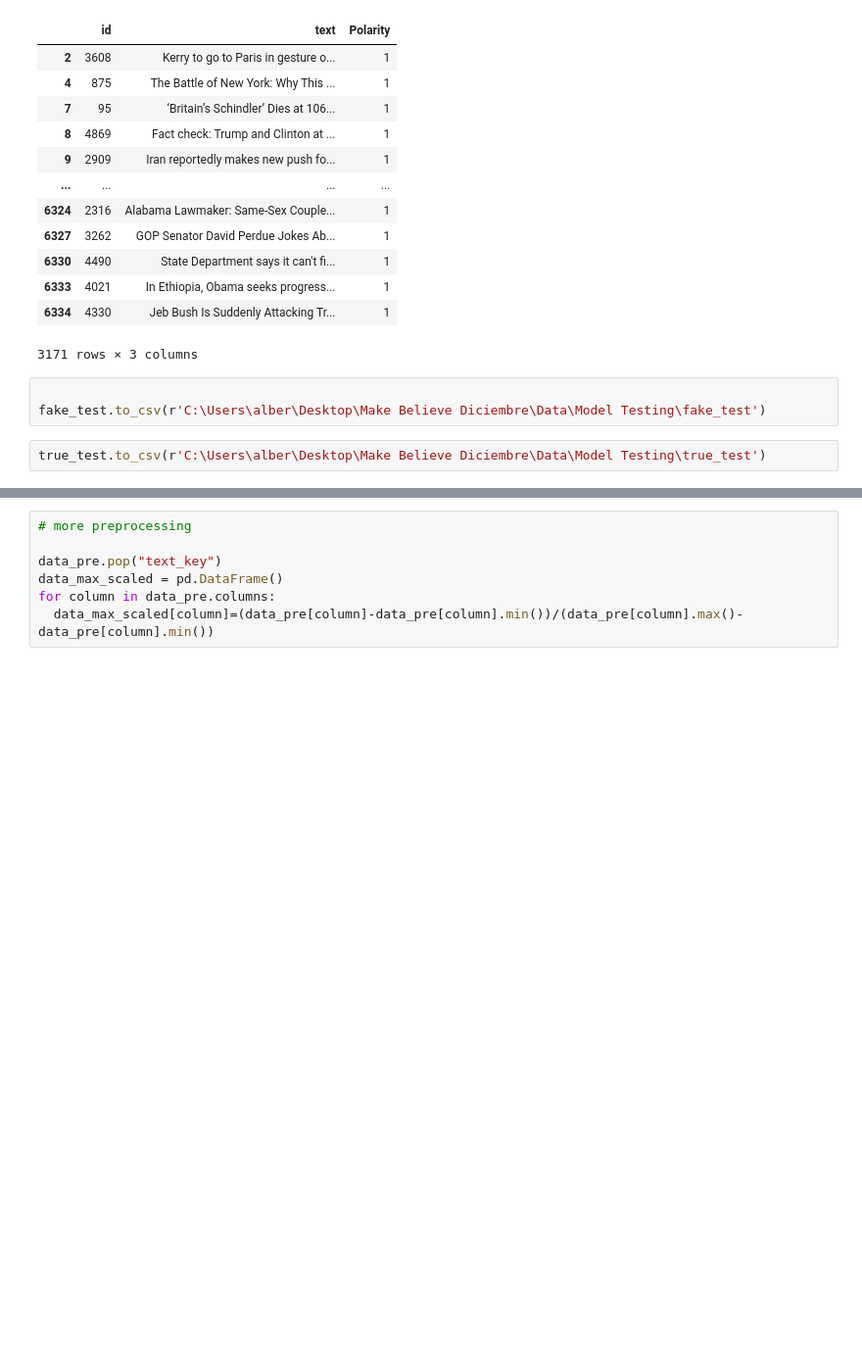
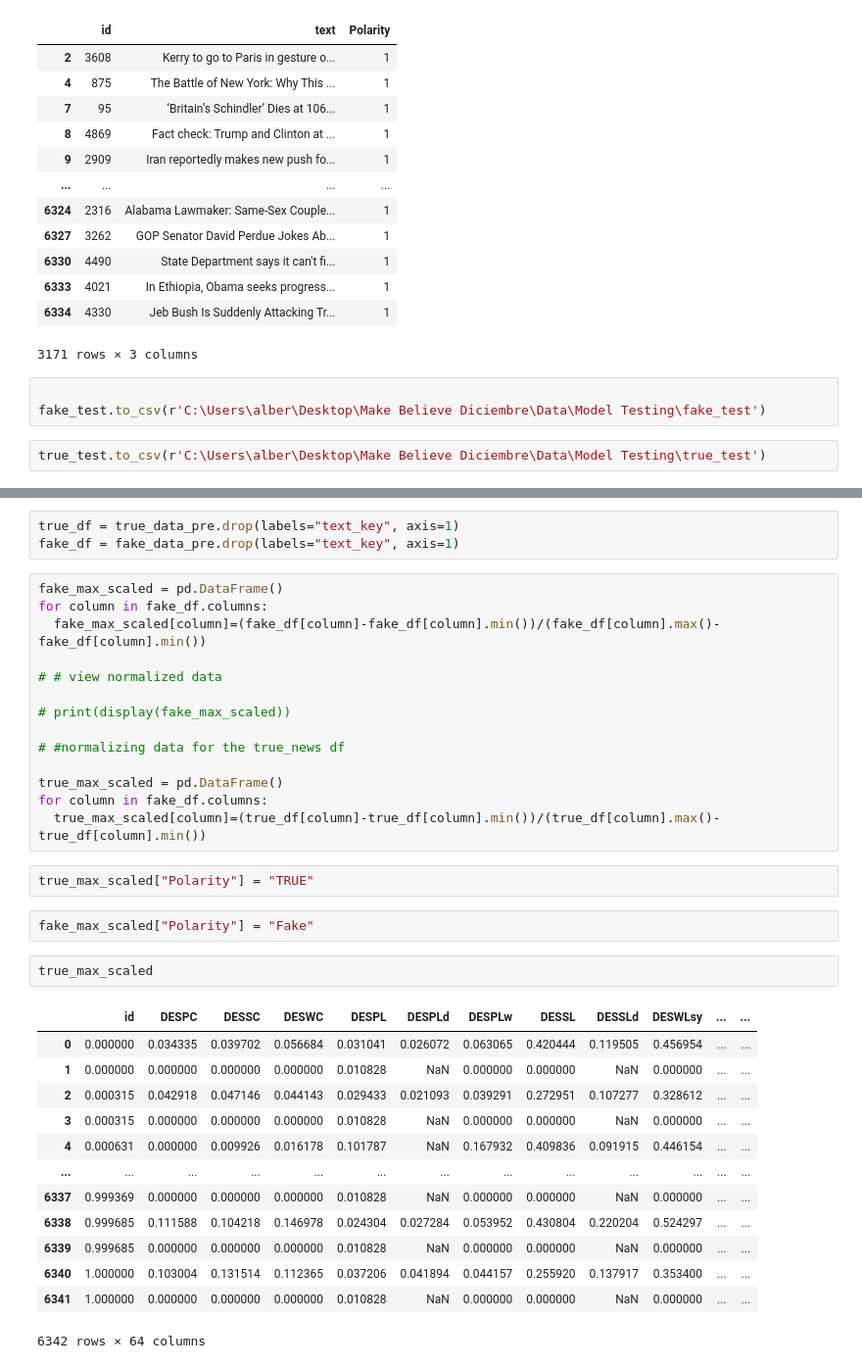
Before and after one commit to alberto-lorente/Final-Report-and-Presentation, a Jupyter notebook: Second_Dataset_Preprocess.ipynb, the cells around one changed output, grey strips where cells are left out. Shown at 98% size. Saved outputs shown, nothing was run; the diff lists cells and outputs as text; blank space fills up the shorter version.

```diff
--- a/Second_Dataset_Preprocess.ipynb
+++ b/Second_Dataset_Preprocess.ipynb
@@ -129,7 +127,37 @@ FileNotFoundError: [Errno 2] No such file or directory: 'C:\\Users\\alber\\Deskt
-# %%
-# more preprocessing
-
-data_pre.pop("text_key")
-data_max_scaled = pd.DataFrame()
-for column in data_pre.columns:
-  data_max_scaled[column]=(data_pre[column]-data_pre[column].min())/(data_pre[column].max()-data_pre[column].min())
+# %%
+true_df = true_data_pre.drop(labels="text_key", axis=1)
+fake_df = fake_data_pre.drop(labels="text_key", axis=1)
+# %%
+fake_max_scaled = pd.DataFrame()
+for column in fake_df.columns:
+  fake_max_scaled[column]=(fake_df[column]-fake_df[column].min())/(fake_df[column].max()-fake_df[column].min())
+
+# # view normalized data
+
+# print(display(fake_max_scaled))
+
+# #normalizing data for the true_news df
+
+true_max_scaled = pd.DataFrame()
+for column in fake_df.columns:
+  true_max_scaled[column]=(true_df[column]-true_df[column].min())/(true_df[column].max()-true_df[column].min())
+# %%
+true_max_scaled["Polarity"] = "TRUE"
+# %%
+fake_max_scaled["Polarity"] = "Fake"
+# %%
+true_max_scaled
+# %% [output]
+|  | id | DESPC | DESSC | DESWC | DESPL | DESPLd | DESPLw | DESSL | DESSLd | DESWLsy | ... | ... |
+| 0 | 0.000000 | 0.034335 | 0.039702 | 0.056684 | 0.031041 | 0.026072 | 0.063065 | 0.420444 | 0.119505 | 0.456954 | ... | ... |
+| 1 | 0.000000 | 0.000000 | 0.000000 | 0.000000 | 0.010828 | NaN | 0.000000 | 0.000000 | NaN | 0.000000 | ... | ... |
+| 2 | 0.000315 | 0.042918 | 0.047146 | 0.044143 | 0.029433 | 0.021093 | 0.039291 | 0.272951 | 0.107277 | 0.328612 | ... | ... |
+| 3 | 0.000315 | 0.000000 | 0.000000 | 0.000000 | 0.010828 | NaN | 0.000000 | 0.000000 | NaN | 0.000000 | ... | ... |
+| 4 | 0.000631 | 0.000000 | 0.009926 | 0.016178 | 0.101787 | NaN | 0.167932 | 0.409836 | 0.091915 | 0.446154 | ... | ... |
+| ... | ... | ... | ... | ... | ... | ... | ... | ... | ... | ... | ... | ... |
+| 6337 | 0.999369 | 0.000000 | 0.000000 | 0.000000 | 0.010828 | NaN | 0.000000 | 0.000000 | NaN | 0.000000 | ... | ... |
+| 6338 | 0.999685 | 0.111588 | 0.104218 | 0.146978 | 0.024304 | 0.027284 | 0.053952 | 0.430804 | 0.220204 | 0.524297 | ... | ... |
+| 6339 | 0.999685 | 0.000000 | 0.000000 | 0.000000 | 0.010828 | NaN | 0.000000 | 0.000000 | NaN | 0.000000 | ... | ... |
+| 6340 | 1.000000 | 0.103004 | 0.131514 | 0.112365 | 0.037206 | 0.041894 | 0.044157 | 0.255920 | 0.137917 | 0.353400 | ... | ... |
+| 6341 | 1.000000 | 0.000000 | 0.000000 | 0.000000 | 0.010828 | NaN | 0.000000 | 0.000000 | NaN | 0.000000 | ... | ... |
+6342 rows × 64 columns
```
Also changed, not shown: parts of 5 cells of this notebook, 52 other files.
